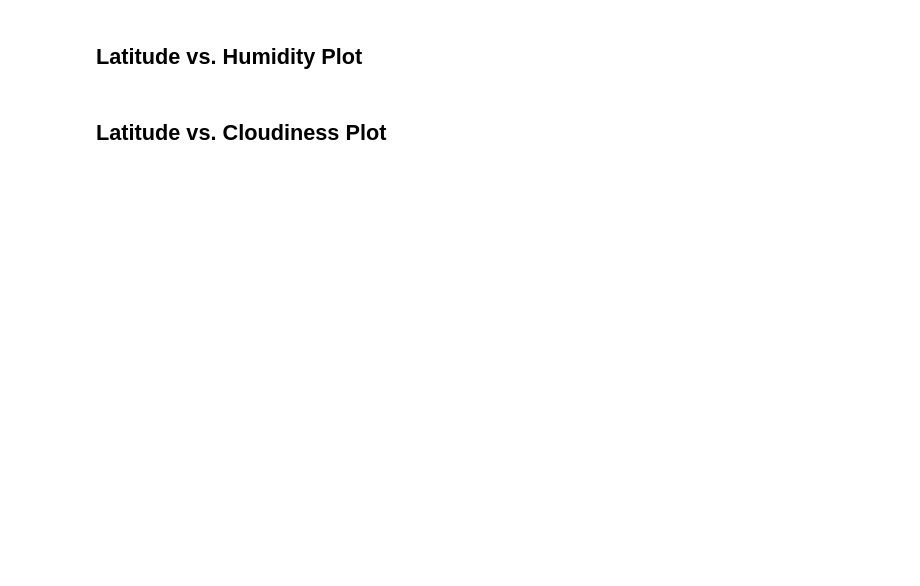
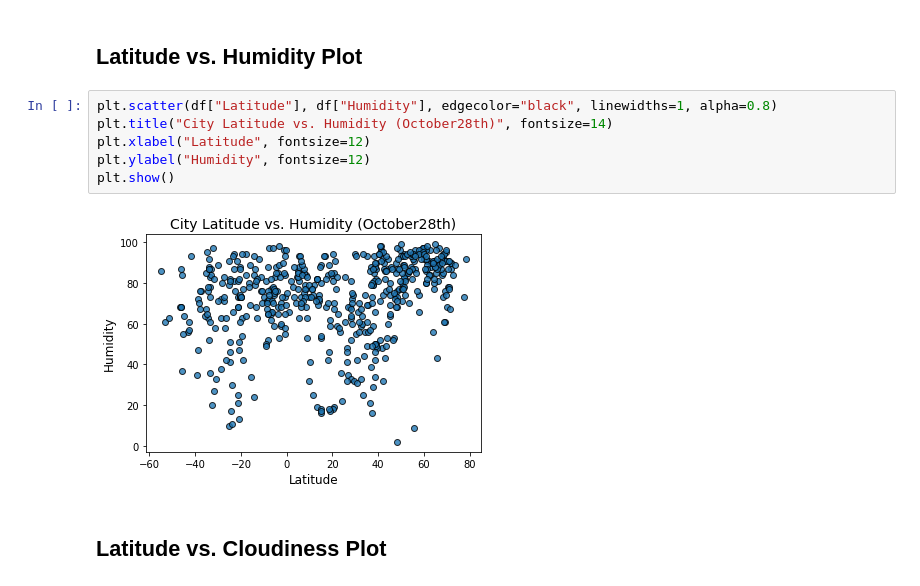
Before and after one commit to gabrielmacey/python_api_challenge, a Jupyter notebook: WeatherPy/WeatherPy.ipynb, the cells around one changed output. Cells and saved outputs as stored; diff of their text form; blank space fills up the shorter version.

```diff
--- a/WeatherPy/WeatherPy.ipynb
+++ b/WeatherPy/WeatherPy.ipynb
@@ -218,4 +221,12 @@ Name: Date, Length: 545, dtype: datetime64[ns]
 # %% [markdown]
 ## Latitude vs. Humidity Plot
+# %%
+plt.scatter(df["Latitude"], df["Humidity"], edgecolor="black", linewidths=1, alpha=0.8)
+plt.title("City Latitude vs. Humidity (October28th)", fontsize=14)
+plt.xlabel("Latitude", fontsize=12)
+plt.ylabel("Humidity", fontsize=12)
+plt.show()
+# %% [output]
+[figure, added]
 # %% [markdown]
 ## Latitude vs. Cloudiness Plot
```
Also changed, not shown: parts of 7 cells of this notebook.
